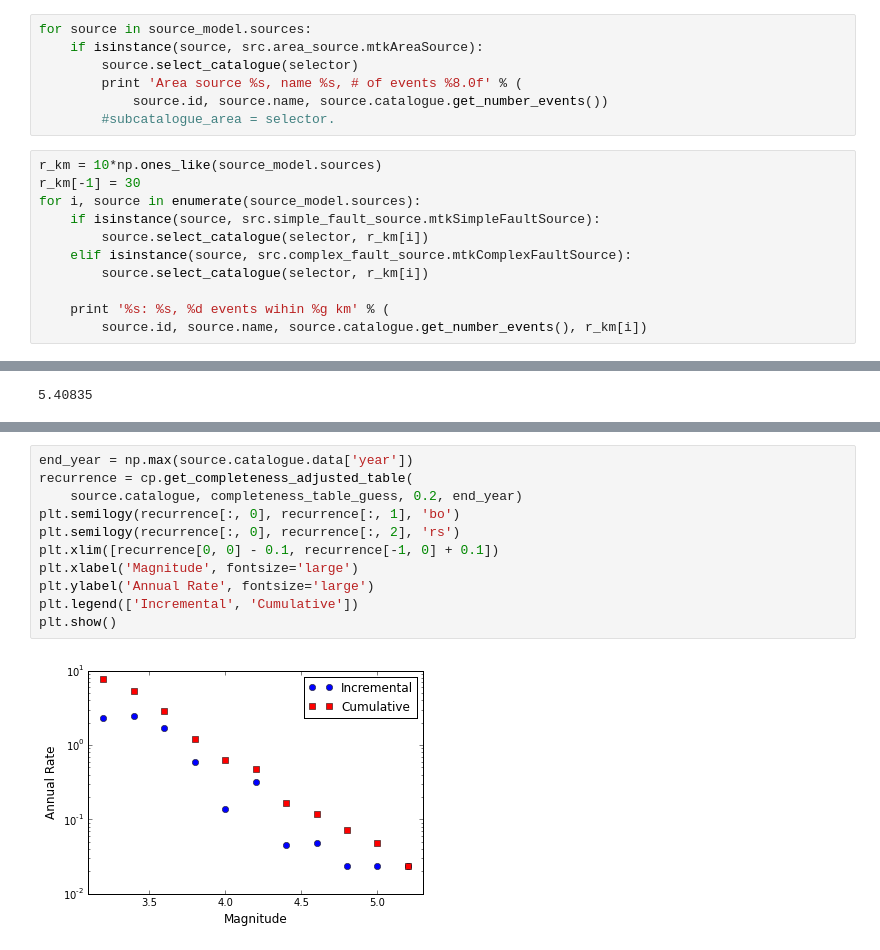
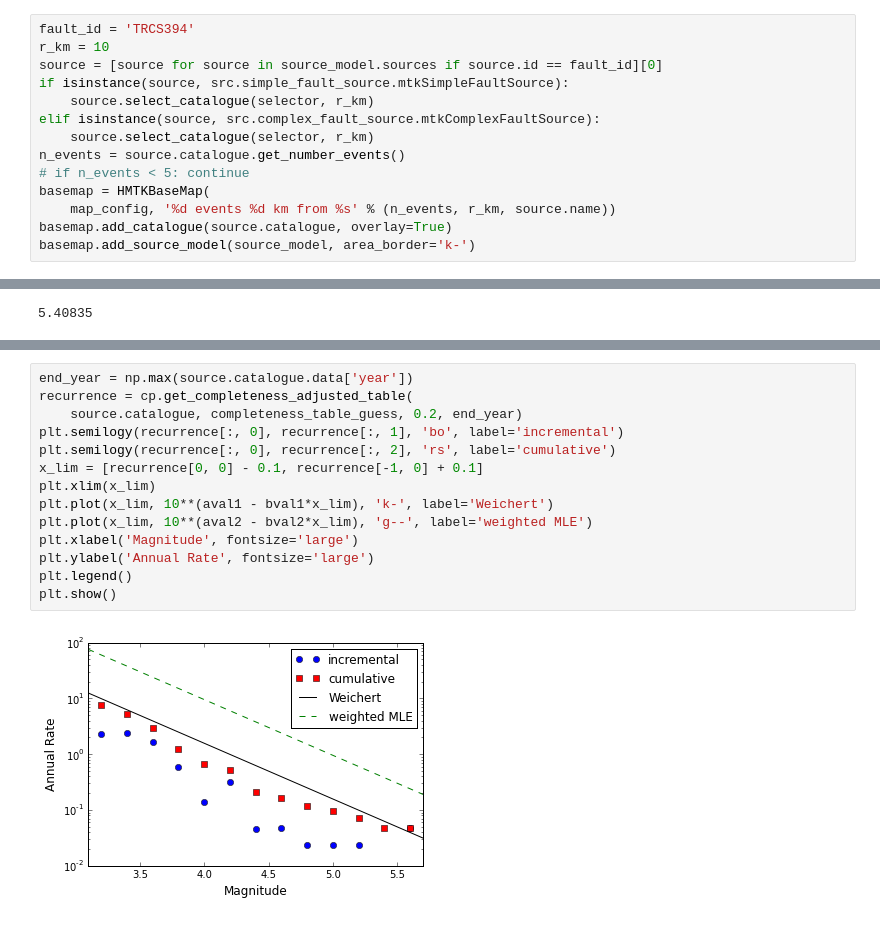
Before and after one commit to nackerley/MarmarisPSHA, a Jupyter notebook: sources/Source Magnitude-Frequency Distribution.ipynb, the cells around one changed output, grey strips where cells are left out. Drawn from its saved outputs; the diff is of its cells as text.

```diff
--- a/sources/Source Magnitude-Frequency Distribution.ipynb
+++ b/sources/Source Magnitude-Frequency Distribution.ipynb
@@ -120,22 +122,18 @@ print 'Number of events: ', len(declustered.data['magnitude'])
 Number of events:  19048
 # %%
 selector = CatalogueSelector(declustered, create_copy=True)
-# %%
-for source in source_model.sources:
-    if isinstance(source, src.area_source.mtkAreaSource):
-        source.select_catalogue(selector)
-        print 'Area source %s, name %s, # of events %8.0f' % (
-            source.id, source.name, source.catalogue.get_number_events())
-        #subcatalogue_area = selector.
 # %%
-r_km = 10*np.ones_like(source_model.sources)
-r_km[-1] = 30
-for i, source in enumerate(source_model.sources):
-    if isinstance(source, src.simple_fault_source.mtkSimpleFaultSource):
-        source.select_catalogue(selector, r_km[i])
-    elif isinstance(source, src.complex_fault_source.mtkComplexFaultSource):
-        source.select_catalogue(selector, r_km[i])
-
-    print '%s: %s, %d events wihin %g km' % (
-        source.id, source.name, source.catalogue.get_number_events(), r_km[i])
+fault_id = 'TRCS394'
+r_km = 10
+source = [source for source in source_model.sources if source.id == fault_id][0]
+if isinstance(source, src.simple_fault_source.mtkSimpleFaultSource):
+    source.select_catalogue(selector, r_km)
+elif isinstance(source, src.complex_fault_source.mtkComplexFaultSource):
+    source.select_catalogue(selector, r_km)
+n_events = source.catalogue.get_number_events()
+# if n_events < 5: continue
+basemap = HMTKBaseMap(
+    map_config, '%d events %d km from %s' % (n_events, r_km, source.name))
+basemap.add_catalogue(source.catalogue, overlay=True)
+basemap.add_source_model(source_model, area_border='k-')
 # %% [output]
@@ -221,13 +224,16 @@ DATA['TRCS913']['statistics']['s_mid']
 # %%
 end_year = np.max(source.catalogue.data['year'])
 recurrence = cp.get_completeness_adjusted_table(
     source.catalogue, completeness_table_guess, 0.2, end_year)
-plt.semilogy(recurrence[:, 0], recurrence[:, 1], 'bo')
-plt.semilogy(recurrence[:, 0], recurrence[:, 2], 'rs')
-plt.xlim([recurrence[0, 0] - 0.1, recurrence[-1, 0] + 0.1])
+plt.semilogy(recurrence[:, 0], recurrence[:, 1], 'bo', label='incremental')
+plt.semilogy(recurrence[:, 0], recurrence[:, 2], 'rs', label='cumulative')
+x_lim = [recurrence[0, 0] - 0.1, recurrence[-1, 0] + 0.1]
+plt.xlim(x_lim)
+plt.plot(x_lim, 10**(aval1 - bval1*x_lim), 'k-', label='Weichert')
+plt.plot(x_lim, 10**(aval2 - bval2*x_lim), 'g--', label='weighted MLE')
 plt.xlabel('Magnitude', fontsize='large')
 plt.ylabel('Annual Rate', fontsize='large')
-plt.legend(['Incremental', 'Cumulative'])
+plt.legend()
 plt.show()
 # %% [output]
-[figure, old version]
+[figure, new version]
```
Also changed, not shown: parts of 15 cells of this notebook.
